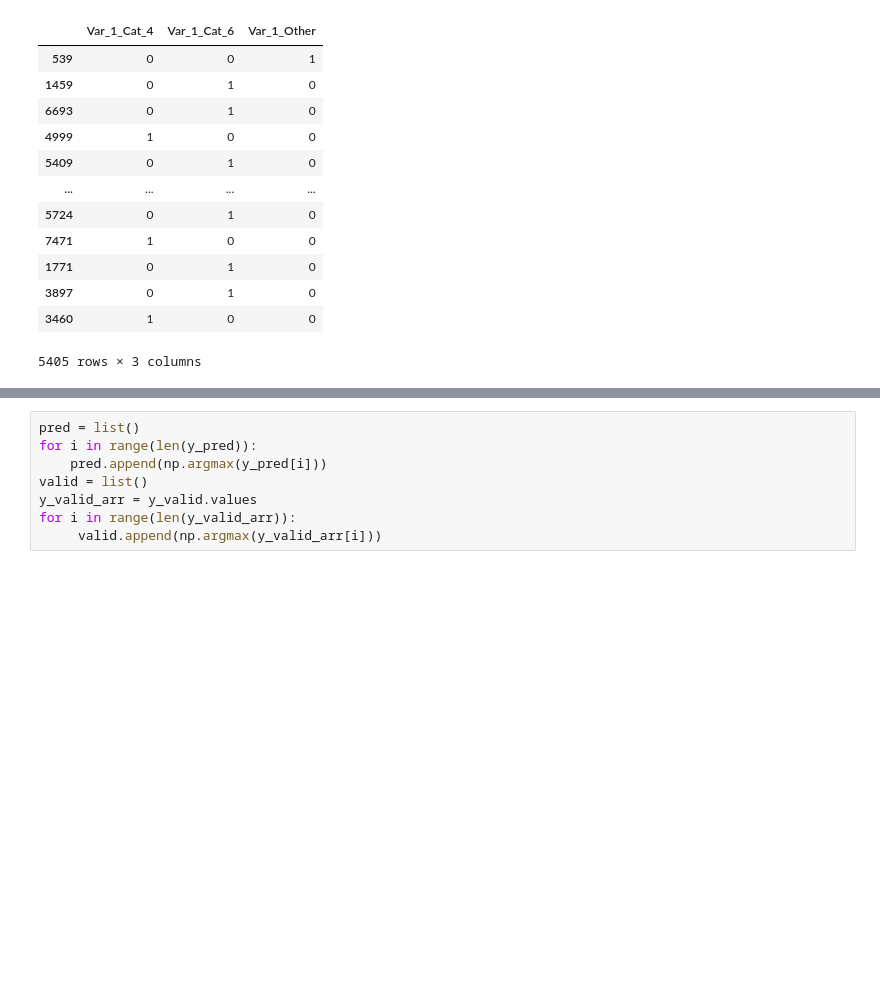
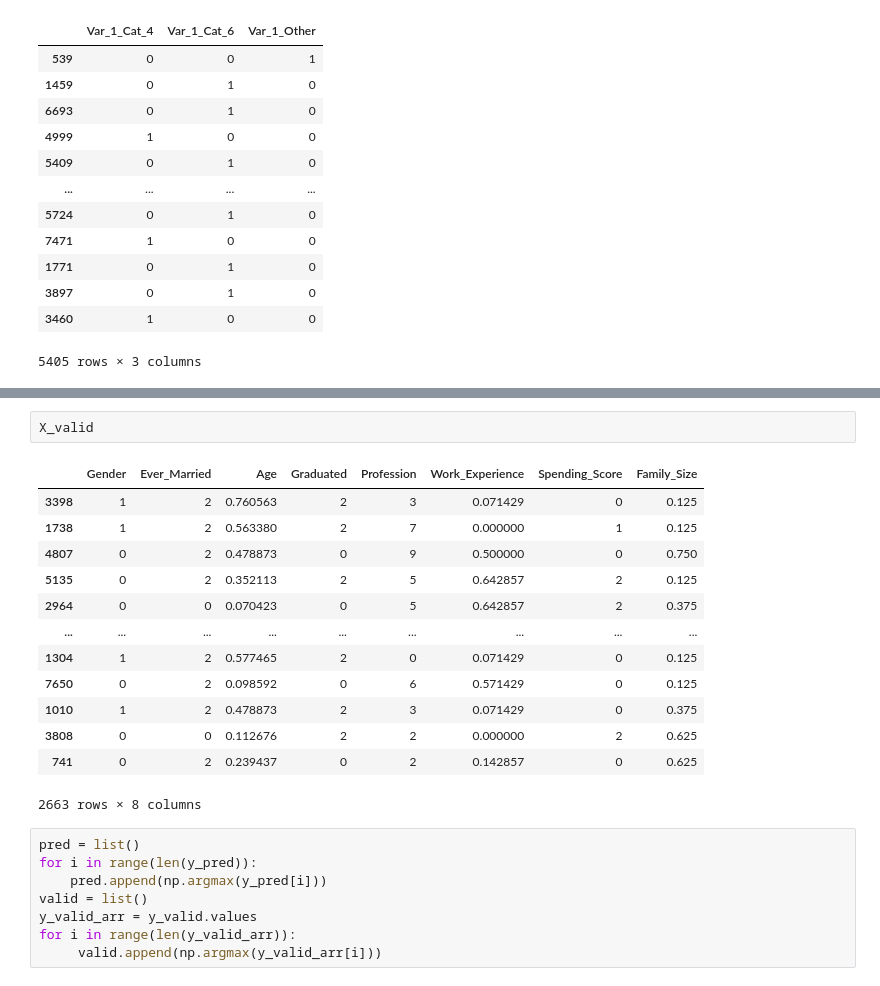
Before and after one commit to cohensaeb/class_notes, a Jupyter notebook: 1002_Assignment_3/Assignment_3_Ahmad_Sayeb.ipynb, the cells around one changed output, grey strips where cells are left out. Saved outputs shown, nothing was run; the diff lists cells and outputs as text; blank space fills up the shorter version.

```diff
--- a/1002_Assignment_3/Assignment_3_Ahmad_Sayeb.ipynb
+++ b/1002_Assignment_3/Assignment_3_Ahmad_Sayeb.ipynb
@@ -241,3 +281,19 @@ y_valid
+# %%
+X_valid
+# %% [output]
+|  | Gender | Ever_Married | Age | Graduated | Profession | Work_Experience | Spending_Score | Family_Size |
+| 3398 | 1 | 2 | 0.760563 | 2 | 3 | 0.071429 | 0 | 0.125 |
+| 1738 | 1 | 2 | 0.563380 | 2 | 7 | 0.000000 | 1 | 0.125 |
+| 4807 | 0 | 2 | 0.478873 | 0 | 9 | 0.500000 | 0 | 0.750 |
+| 5135 | 0 | 2 | 0.352113 | 2 | 5 | 0.642857 | 2 | 0.125 |
+| 2964 | 0 | 0 | 0.070423 | 0 | 5 | 0.642857 | 2 | 0.375 |
+| ... | ... | ... | ... | ... | ... | ... | ... | ... |
+| 1304 | 1 | 2 | 0.577465 | 2 | 0 | 0.071429 | 0 | 0.125 |
+| 7650 | 0 | 2 | 0.098592 | 0 | 6 | 0.571429 | 0 | 0.125 |
+| 1010 | 1 | 2 | 0.478873 | 2 | 3 | 0.071429 | 0 | 0.375 |
+| 3808 | 0 | 0 | 0.112676 | 2 | 2 | 0.000000 | 2 | 0.625 |
+| 741 | 0 | 2 | 0.239437 | 0 | 2 | 0.142857 | 0 | 0.625 |
+2663 rows × 8 columns
 # %%
 pred = list()
 for i in range(len(y_pred)):
```
Also changed, not shown: parts of 8 cells of this notebook.
